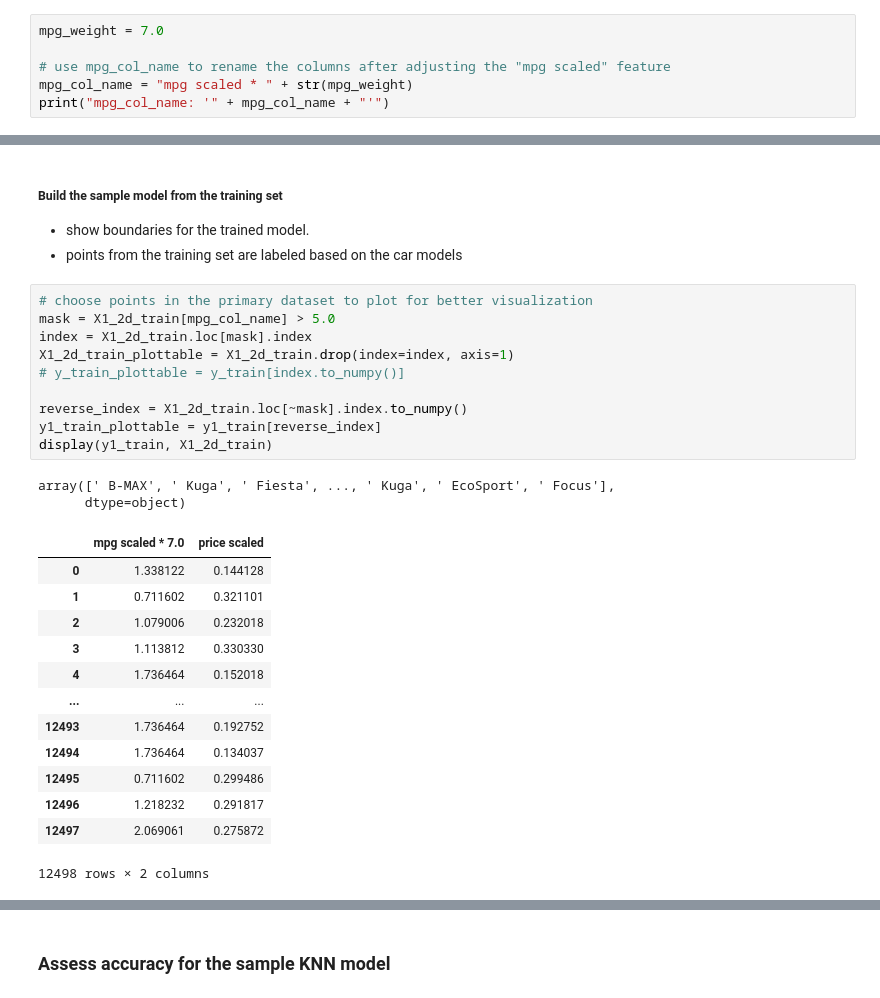
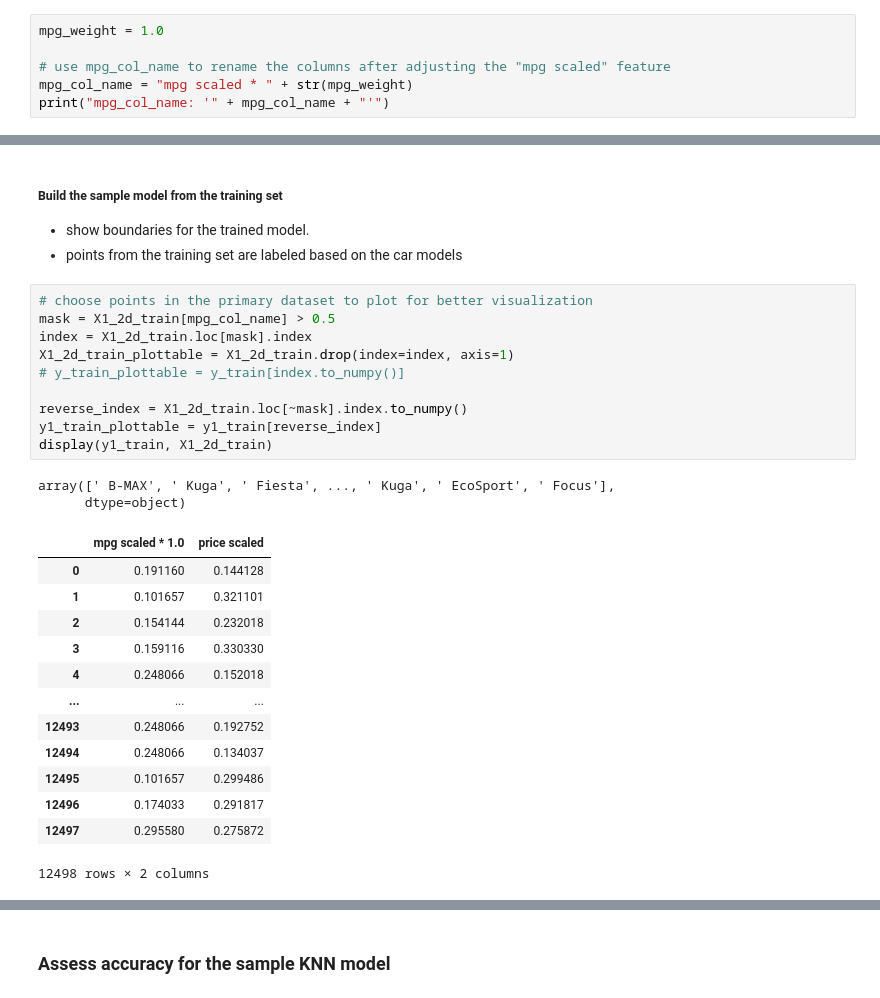
Before and after one commit to ddoggdiggitty/INFS-768-project, a Jupyter notebook: Group Project/Programming/2DimKNN_Example.ipynb, the cells around one changed output, grey strips where cells are left out. Saved outputs shown, nothing was run; the diff lists cells and outputs as text.

```diff
--- a/Group Project/Programming/2DimKNN_Example.ipynb
+++ b/Group Project/Programming/2DimKNN_Example.ipynb
@@ -62,7 +62,7 @@ df1.to_csv("clean1_Ford.csv", index=False)
 # %%
 df = pd.read_csv("clean1_Ford.csv")
 # %%
-mpg_weight = 7.0
+mpg_weight = 1.0
 
 # use mpg_col_name to rename the columns after adjusting the "mpg scaled" feature
 mpg_col_name = "mpg scaled * " + str(mpg_weight)
@@ -162,27 +162,27 @@ y2_train = np.ravel(y2_train)
 - points from the training set are labeled based on the car models
 # %%
 # choose points in the primary dataset to plot for better visualization
-mask = X1_2d_train[mpg_col_name] > 5.0
+mask = X1_2d_train[mpg_col_name] > 0.5
 index = X1_2d_train.loc[mask].index
 X1_2d_train_plottable = X1_2d_train.drop(index=index, axis=1)
 # y_train_plottable = y_train[index.to_numpy()]
 
 reverse_index = X1_2d_train.loc[~mask].index.to_numpy()
 y1_train_plottable = y1_train[reverse_index]
 display(y1_train, X1_2d_train)
 # %% [output]
 array([' B-MAX', ' Kuga', ' Fiesta', ..., ' Kuga', ' EcoSport', ' Focus'],
       dtype=object)
-|  | mpg scaled * 7.0 | price scaled |
-| 0 | 1.338122 | 0.144128 |
-| 1 | 0.711602 | 0.321101 |
-| 2 | 1.079006 | 0.232018 |
-| 3 | 1.113812 | 0.330330 |
-| 4 | 1.736464 | 0.152018 |
+|  | mpg scaled * 1.0 | price scaled |
+| 0 | 0.191160 | 0.144128 |
+| 1 | 0.101657 | 0.321101 |
+| 2 | 0.154144 | 0.232018 |
+| 3 | 0.159116 | 0.330330 |
+| 4 | 0.248066 | 0.152018 |
 | ... | ... | ... |
-| 12493 | 1.736464 | 0.192752 |
-| 12494 | 1.736464 | 0.134037 |
-| 12495 | 0.711602 | 0.299486 |
-| 12496 | 1.218232 | 0.291817 |
-| 12497 | 2.069061 | 0.275872 |
+| 12493 | 0.248066 | 0.192752 |
+| 12494 | 0.248066 | 0.134037 |
+| 12495 | 0.101657 | 0.299486 |
+| 12496 | 0.174033 | 0.291817 |
+| 12497 | 0.295580 | 0.275872 |
 12498 rows × 2 columns
```
Also changed, not shown: parts of 12 cells of this notebook, 8 other files.
